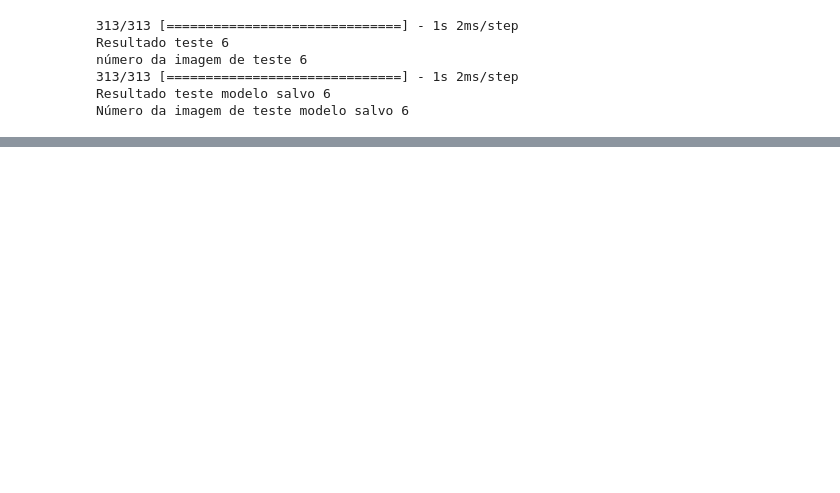
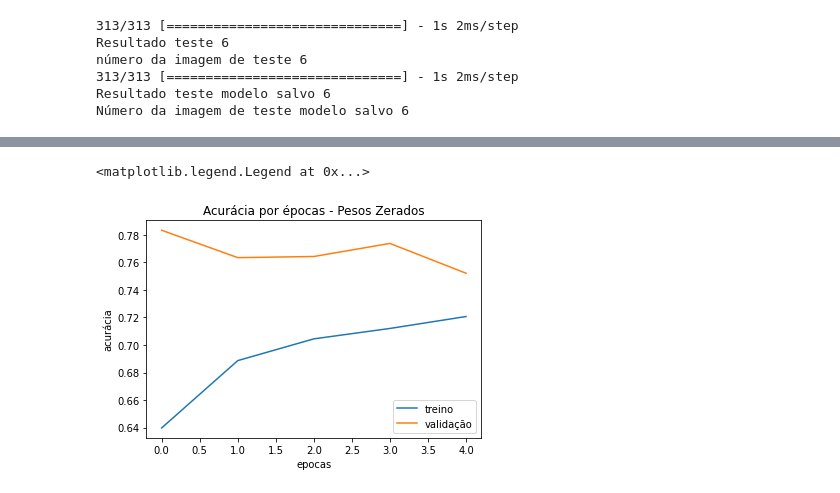
Before and after one commit to orickprazeres/estudo-machine-learning, a Jupyter notebook: Deep Learning/classificacao_roupa_resumo.ipynb, the cells around one changed output, grey strips where cells are left out. Saved outputs shown, nothing was run; the diff lists cells and outputs as text; code cells hidden in the pictures; blank space fills up the shorter version.

```diff
--- a/Deep Learning/classificacao_roupa_resumo.ipynb
+++ b/Deep Learning/classificacao_roupa_resumo.ipynb
@@ -234,0 +259,7 @@ Perda do teste 0.5747406482696533
+# %%
+# NEW ------------
+# pesos multiplicam para saber se o estamos proximos do resultado
+pesos_camada_dense = modelo.layers[1].get_weights()[0]
+
+# vieses mostram se estamos próximos ou longe do resultado esperado
+vieses_camada_dense = modelo.layers[1].get_weights()[1]
@@ -234,0 +272,21 @@ Perda do teste 0.5747406482696533
+# %%
+# criando array zerada do mesmo tamanho do 'pesos_camada_dense'
+pesos_camada_dense_zerados = np.zeros((784,256))
+
+# comitando a array zerada
+modelo.layers[1].set_weights(
+    [pesos_camada_dense_zerados, vieses_camada_dense]
+)
+
+# copilando o modelo
+modelo.compile(
+    optimizer= 'adam',
+    loss= 'sparse_categorical_crossentropy',
+    metrics = ['accuracy']
+    )
+
+# gravando resultado
+historico = modelo.fit(imagens_treino, identificacoes_treino,
+           epochs = 5, # realizar o treino 5 vezes
+           validation_split = 0.2 # dados das perda e da acurácia validados
+           )
@@ -234,0 +307,13 @@ Perda do teste 0.5747406482696533
+# %%
+# plots dados do hitorico
+plt.plot(historico.history['accuracy'])
+plt.plot(historico.history['val_accuracy'])
+
+#informações extras
+plt.title('Acurácia por épocas - Pesos Zerados')
+plt.xlabel('epocas')
+plt.ylabel('acurácia')
+plt.legend(['treino', 'validação'])
+# %% [output]
+<matplotlib.legend.Legend at 0x...>
+[figure, added]
```
Also changed, not shown: parts of 38 cells of this notebook, 1 other file.
